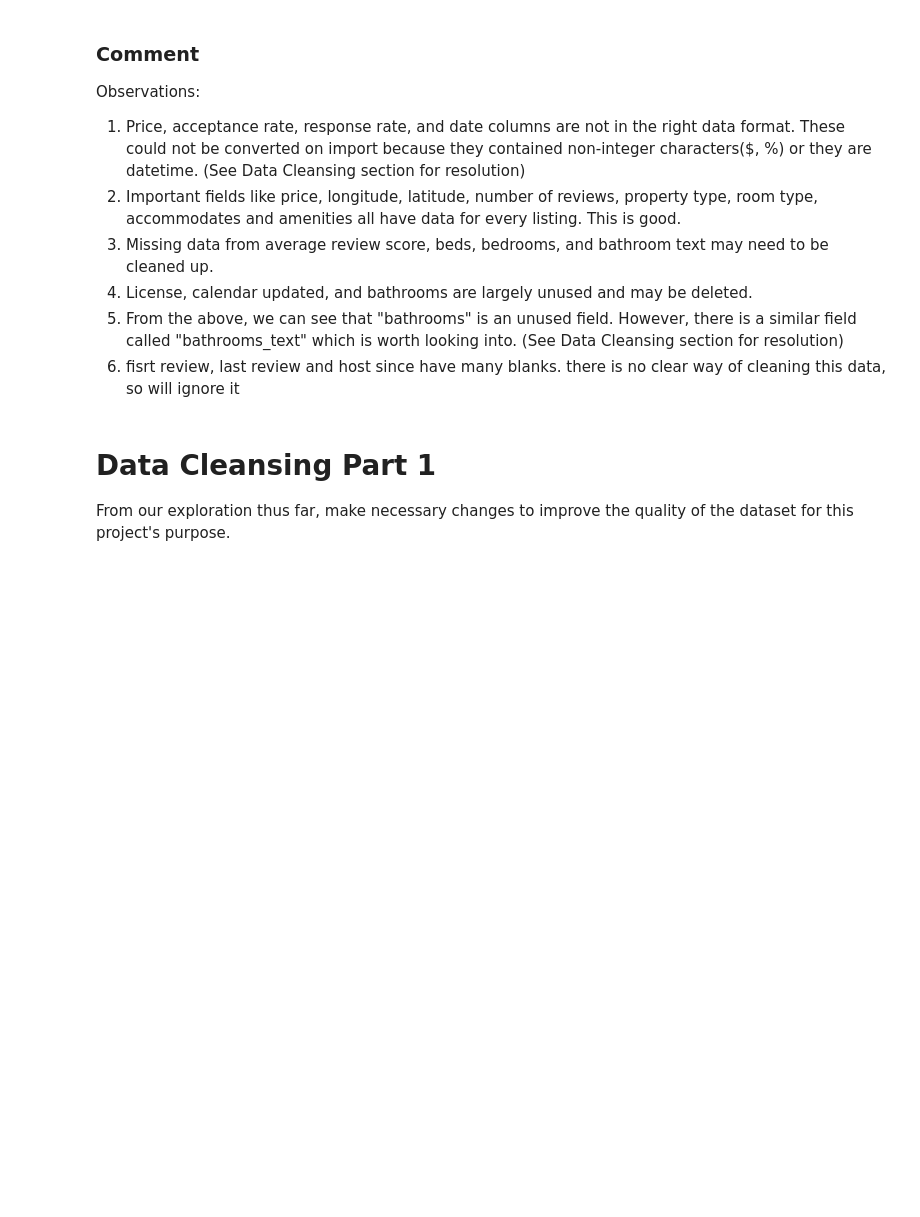
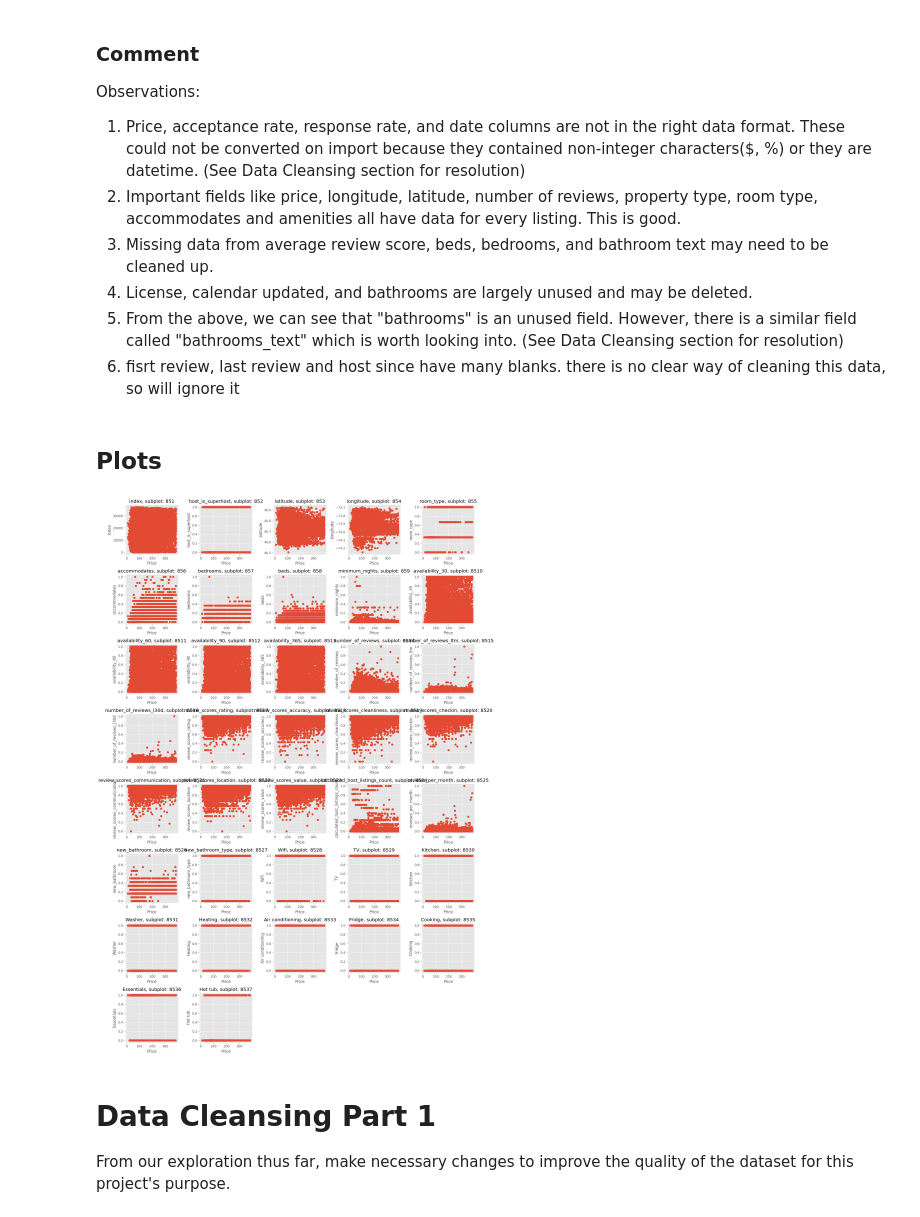
Before and after one commit to vicotriangle/victoria_data606, a Jupyter notebook: eda_current.ipynb, the cells around one changed output. Cells and saved outputs as stored; diff of their text form; code cells hidden in the pictures; blank space fills up the shorter version.

```diff
--- a/eda_current.ipynb
+++ b/eda_current.ipynb
@@ -163,3 +149,28 @@ Observations:
 4. License, calendar updated, and bathrooms are largely unused and may be deleted.
 5. From the above, we can see that "bathrooms" is an unused field. However, there is a similar field called "bathrooms_text" which is worth looking into. (See Data Cleansing section for resolution)
 6. fisrt review, last review and host since have many blanks. there is no clear way of cleaning this data, so will ignore it
+# %% [markdown]
+## Plots
+# %%
+y = dfTest['price']
+col=list(dfTest.select_dtypes(include=[float, int]).columns)
+col.remove('price')
+col.remove('id')
+
+a = 8  # rows
+b = 5  # columns
+c = 1  # initial count
+
+fig = plt.figure(figsize=(16,24))
+
+for i in col:
+    plt.subplot(a, b, c)
+    plt.scatter(y, dfTest[i])
+    plt.title('{}, subplot: {}{}{}'.format(i, a, b, c))
+    plt.ylabel(i)
+    plt.xlabel("Price")
+    c = c + 1
+fig.tight_layout()
+plt.show()
+# %% [output]
+[figure, added]
```
Also changed, not shown: parts of 111 cells of this notebook.
